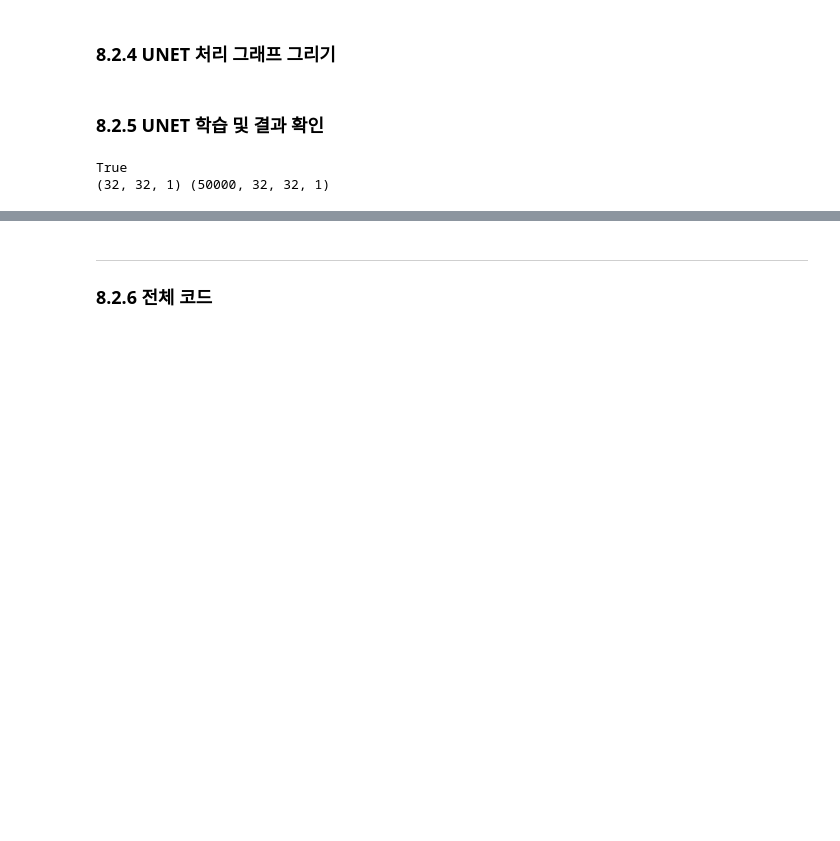
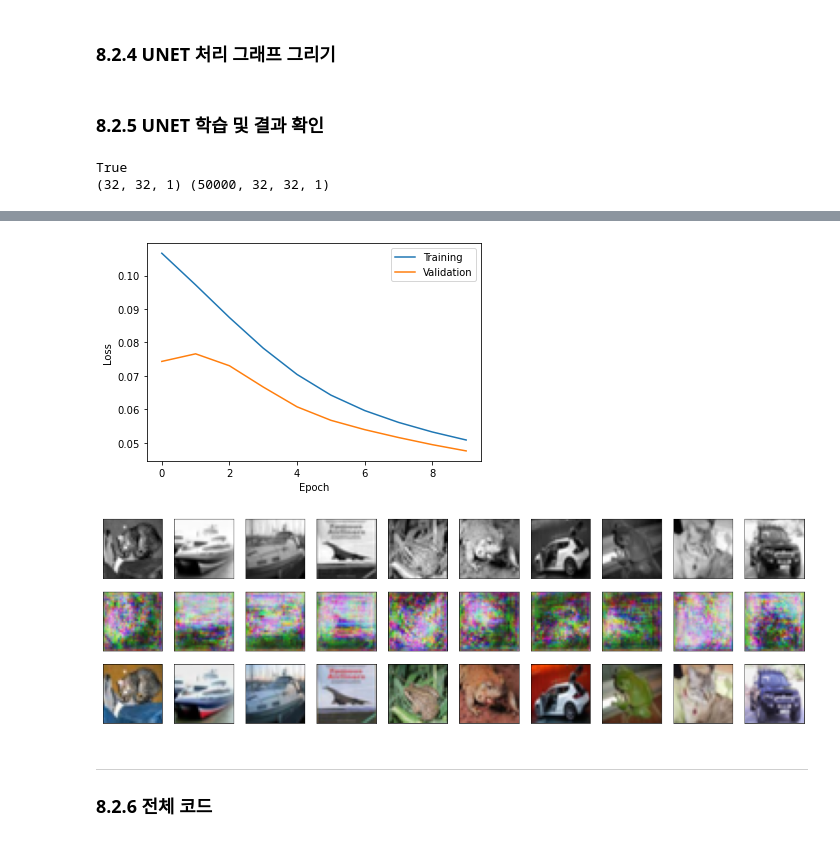
Before and after one commit to jskDr/keraspp_2021, a Jupyter notebook: nb_ex8_1_unet_cifar10-cpu.ipynb, the cells around one changed output, grey strips where cells are left out. Saved outputs shown, nothing was run; the diff lists cells and outputs as text; code cells hidden in the pictures; blank space fills up the shorter version.

```diff
--- a/nb_ex8_1_unet_cifar10-cpu.ipynb
+++ b/nb_ex8_1_unet_cifar10-cpu.ipynb
@@ -211,7 +211,7 @@ def show_images(data, unet):
 ###########################
 # 학습 및 확인
 ###########################
-def main(in_ch=1, epochs=10, batch_size=512, fig=True):
+def main(in_ch=1, epochs=10, batch_size=128, fig=True):
 
 
     data = DATA(in_ch=in_ch)
@@ -253,3 +277,5 @@ Epoch 2/10
+[figure, added]
+[figure, added]
 # %% [markdown]
 ---
 ### 8.2.6 전체 코드
```
Also changed, not shown: parts of 1 cell of this notebook.
